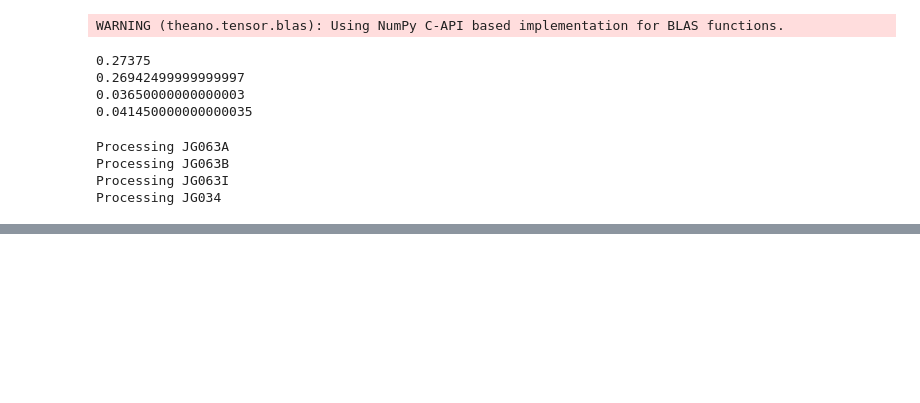
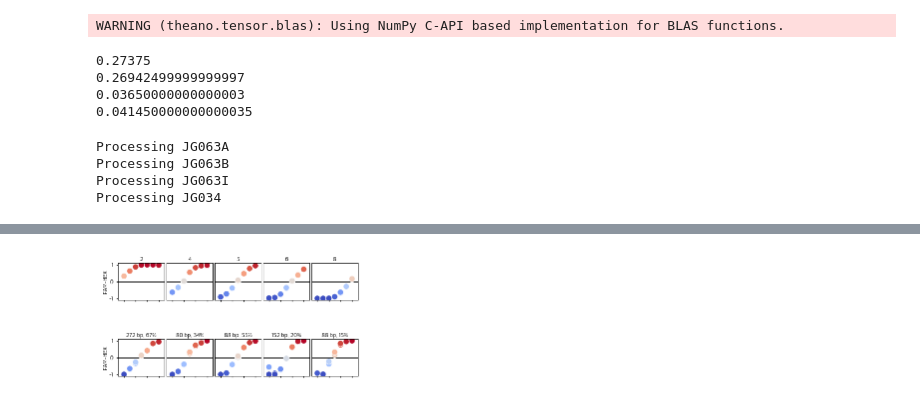
Before and after one commit to JohnGoertz/can-manuscript, a Jupyter notebook: Code/Fig3_tuning_competition.ipynb, the cells around one changed output, grey strips where cells are left out. Saved outputs shown, nothing was run; the diff lists cells and outputs as text; code cells hidden in the pictures; blank space fills up the shorter version.

```diff
--- a/Code/Fig3_tuning_competition.ipynb
+++ b/Code/Fig3_tuning_competition.ipynb
@@ -149,31 +154,36 @@ plt.savefig(fig_pth / 'JG063 primer conc.svg', dpi=600, transparent=True);
 # %%
 from copy import copy
 
 JG063A_lim = copy(JG063A)
 
 JG063A_lim.reactions.data = JG063A_lim.reactions.data[JG063A_lim.reactions.data['Sample'] == "S056.4.2_vs_S056.4.12"]
 
 (JG063A_lim
     .invert_fluorophore('HEX')
     .normalize_reactions(cmax=cmax, method='min-max')
     .invert_fluorophore('HEX')
     .extract_endpoints(cmax=cmax, name='FAM-HEX', method='bipolar')
     )
 
 this = JG063A_lim.endpoints[
     (JG063A_lim.endpoints['Sample'] == "S056.4.2_vs_S056.4.12") &
     (JG063A_lim.endpoints['WT_Copies'] > 1)
 ]
 
 g = sns.relplot(data = this,
-                x='lg10_Copies', y='FAM-HEX', row='Sample', col = 'SYN_Copies', units='Reaction', hue = 'FAM-HEX',
+                x='lg10_Copies', y='FAM-HEX', col = 'SYN_Copies', units='Reaction', hue = 'FAM-HEX',
                 legend = False, palette = 'coolwarm', hue_norm = norm,
                 kind='scatter', estimator=None, s=spotsize,
                 facet_kws={
                     'margin_titles': False,
                     'despine': False})
 
 format_sns_axes(g)
 
+for cps, ax in g.axes_dict.items():
+    ax.set_title(f'{int(cps)}', fontsize=labelsize, pad=2)
+
 plt.savefig(fig_pth / 'JG063 SYN conc.png', dpi=600, transparent=True);
 plt.savefig(fig_pth / 'JG063 SYN conc.svg', dpi=600, transparent=True);
+# %% [output]
+[figure, added]
@@ -180,5 +197,4 @@ plt.savefig(fig_pth / 'JG063 SYN conc.svg', dpi=600, transparent=True);
 # %%
-targets = ['S056.4.3', 'S056.4.1', 'GC55', 'S056.4.4', 'GC15']
 
 endpoints = pd.concat([
     (JG063A.endpoints[((JG063A.endpoints.SYN_Copies==5) & (JG063A.endpoints.Sample=='S056.4.2_vs_S056.4.12')) |
@@ -214,5 +230,12 @@ g = sns.relplot(data = endpoints,
 
 format_sns_axes(g)
 
+for code, (target, ax) in zip(target_codes, g.axes_dict.items()):
+    bp, gc = bp_gc.loc[code][['BP','GC']]
+    title = f'{int(bp)} bp, {int(np.round(gc*100))}%'
+    ax.set_title(title, fontsize=labelsize, pad=2)
+
 plt.savefig(fig_pth / 'JG063 seq design.png', dpi=600, transparent=True);
 plt.savefig(fig_pth / 'JG063 seq design.svg', dpi=600, transparent=True);
+# %% [output]
+[figure, added]
```
Also changed, not shown: parts of 3 cells of this notebook, 6 other files.
